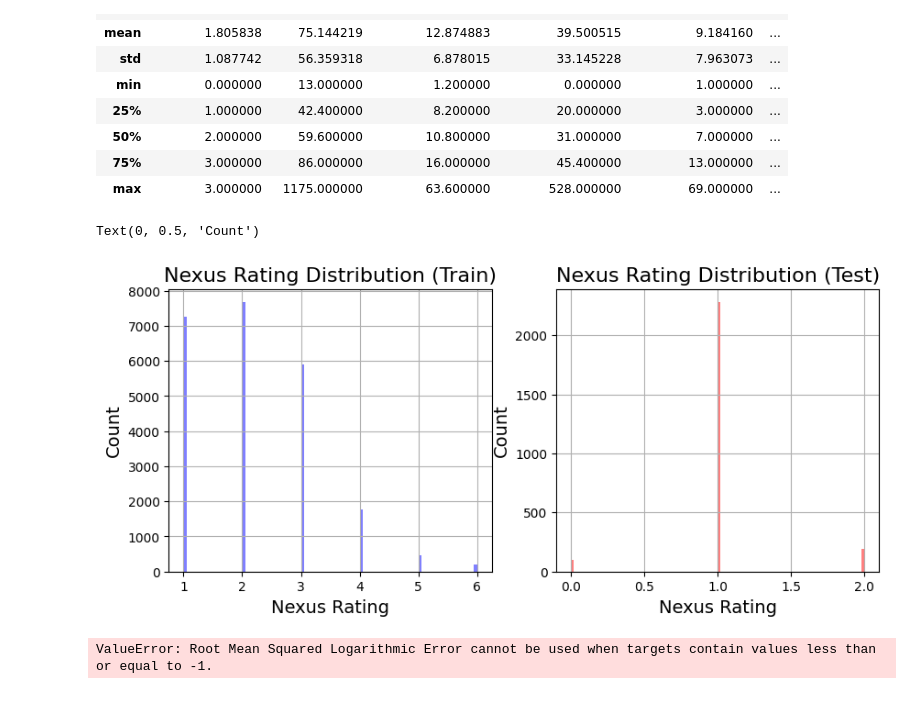
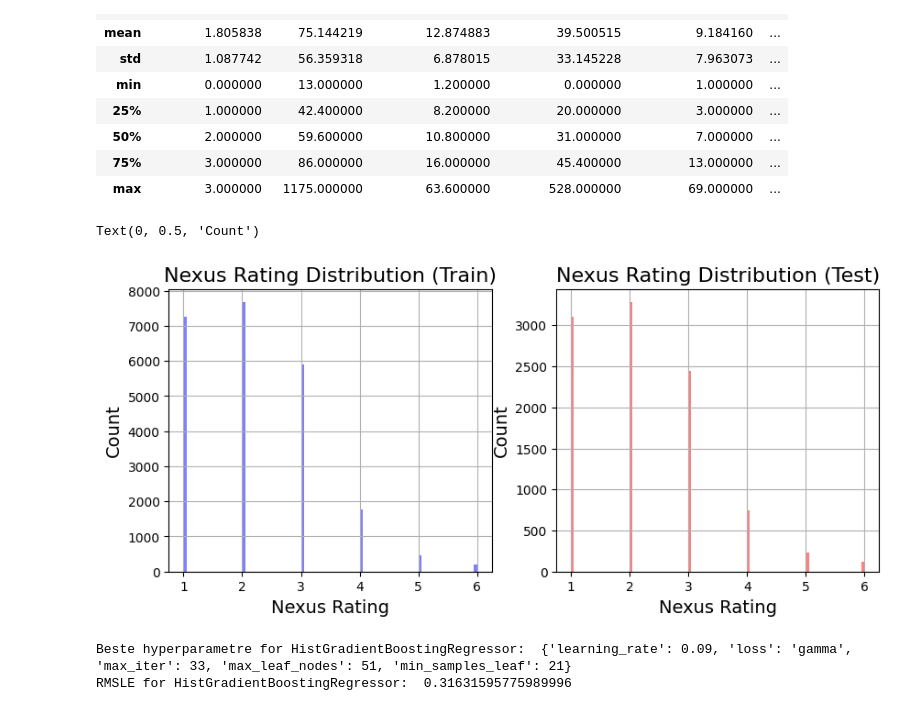
Before and after one commit to baardby/Intro-To-ML-Assignment-1, a Jupyter notebook: assignment1/Chapter_1.ipynb, the cells around one changed output. Cells and saved outputs as stored; diff of their text form; code cells hidden in the pictures.

Commit message:
Tuned the HistGradientBoostRegressor

```diff
--- a/assignment1/Chapter_1.ipynb
+++ b/assignment1/Chapter_1.ipynb
@@ -446,18 +446,18 @@ test_target = test['grid_connections'].to_numpy()
 # %%
 featureName = 'power_chambers'
 
 fig, ax = plt.subplots(1, 2, figsize=(10, 4))
 train[featureName].hist(bins=100, ax=ax[0], color='blue', alpha=0.5, label='Train Target Distributuon')
 ax[0].set_title('Nexus Rating Distribution (Train)', fontsize=16)
 ax[0].set_xlabel('Nexus Rating', fontsize=14)
 ax[0].set_ylabel('Count', fontsize=14)
 
-test[featureName].hist(bins=100, ax=ax[1], color='red', alpha=0.5, label='Test Target Distribution')
+test['vertical_alignment'].hist(bins=100, ax=ax[1], color='red', alpha=0.5, label='Test Target Distribution')
 ax[1].set_title('Nexus Rating Distribution (Test)', fontsize=16)
 ax[1].set_xlabel('Nexus Rating', fontsize=14)
 ax[1].set_ylabel('Count', fontsize=14)
 # %% [output]
 Text(0, 0.5, 'Count')
-[figure, old version]
+[figure, new version]
 # %%
 
@@ -475,20 +475,24 @@ def rmsle(y_true, y_pred):
 from sklearn.ensemble import HistGradientBoostingRegressor
 from sklearn.model_selection import GridSearchCV
 
-param_grid_grad_boost = {
-    'learning_rate': [0.1, 0.01, 0.001],
-    'max_iter': [100, 200, 300],
+param_grid_hgb = {
+    'learning_rate': [0.09, 0.085, 0.08],
+    'max_iter': [30, 31, 32, 33],
     'loss': ['squared_error', 'absolute_error', 'gamma', 'poisson'],
-    'max_leaf_nodes': [15, 31, 50],
-    'min_samples_leaf': [10, 20, 40]
+    'max_leaf_nodes': [50, 51, 52, 53],
+    'min_samples_leaf': [19, 20, 21]
 }
-model_grad_boost = HistGradientBoostingRegressor()
-grid_grad_boost = GridSearchCV(estimator=model_grad_boost, param_grid=param_grid_grad_boost,
+model_hgb = HistGradientBoostingRegressor()
+grid_hgb = GridSearchCV(estimator=model_hgb, param_grid=param_grid_hgb,
                     cv=5, n_jobs=-1, error_score='raise', scoring='neg_root_mean_squared_log_error')
-grid_grad_boost.fit(train_features, train_target)
-final_model_grad_boost = grid_grad_boost.best_estimator_
+grid_hgb.fit(train_features, train_target)
+final_model_grad_boost = grid_hgb.best_estimator_
+print("Beste hyperparametre for HistGradientBoostingRegressor: ", grid_hgb.best_params_)
+print("RMSLE for HistGradientBoostingRegressor: ", rmsle(test_target, final_model_grad_boost.predict(test_features)))
 
-print("Beste hyperparametre for HistGradientBoostingRegressor: ", grid_grad_boost.best_params_)
-print("RMSLE for HistGradientBoostingRegressor: ", rmsle(test_target, final_model_grad_boost.predict(test_features)))
+param_grid_ab = {
+
+}
 # %% [output]
-ValueError: Root Mean Squared Logarithmic Error cannot be used when targets contain values less than or equal to -1.
+Beste hyperparametre for HistGradientBoostingRegressor:  {'learning_rate': 0.09, 'loss': 'gamma', 'max_iter': 33, 'max_leaf_nodes': 51, 'min_samples_leaf': 21}
+RMSLE for HistGradientBoostingRegressor:  0.31631595775989996
```
Also changed, not shown: parts of 1 cell of this notebook.
